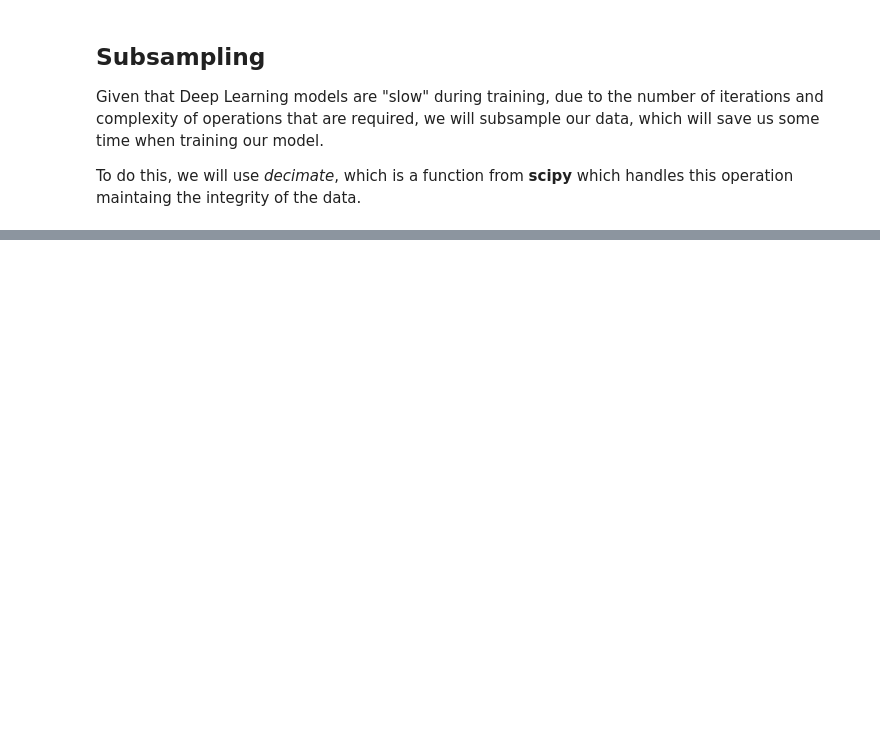
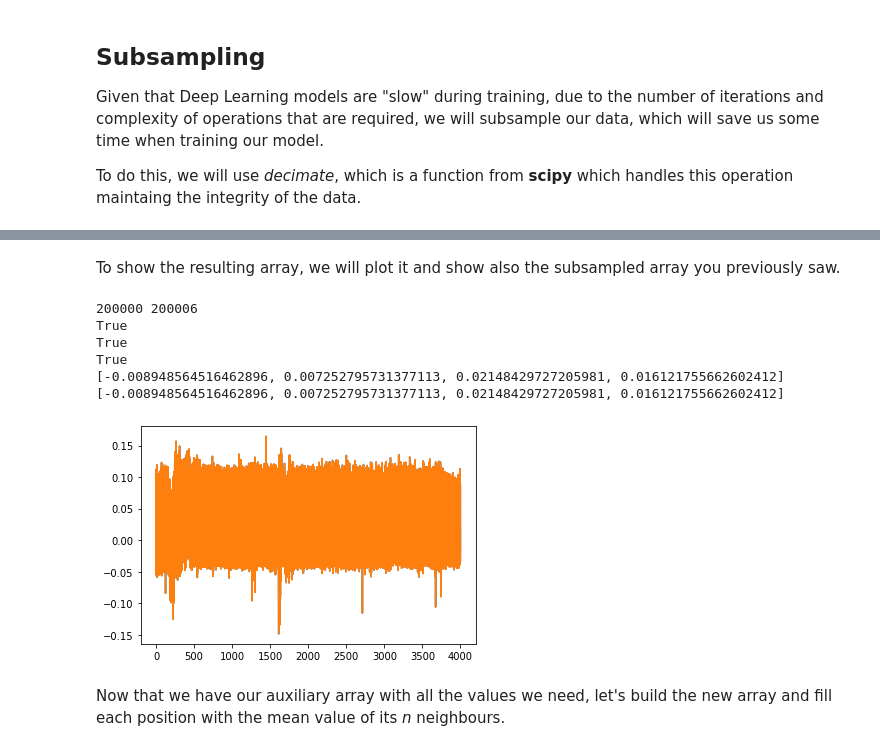
Before and after one commit to djsabelo/BiosignalsDeepLearningWorkshop, a Jupyter notebook: SignalProcessingForSynthesis.ipynb, the cells around one changed output, grey strips where cells are left out. Cells and saved outputs as stored; diff of their text form; code cells hidden in the pictures; blank space fills up the shorter version.

```diff
--- a/SignalProcessingForSynthesis.ipynb
+++ b/SignalProcessingForSynthesis.ipynb
@@ -177,8 +181,6 @@ We will use the previously defined signal and *n*=20 for the development.
 # %%
 # Define n
-n = 20
+n = 3
 
-# Make a array containing only zeros and with length = length_of_signal + 2*n
+# Make an array containing only zeros and with length = length_of_signal + 2*n
 extremes_zeros = np.zeros(len(signal) + 2*n)
-
-# To
@@ -184,0 +189,36 @@ extremes_zeros = np.zeros(len(signal) + 2*n)
+# %%
+for i in range(len(signal)):
+    if i < n:
+        # mirror the start of signal
+        extremes_zeros[i] = signal[n-i]
+        # mirror the end of signal
+        extremes_zeros[len(signal)+n+i] = signal[len(signal)-i-2]
+    # fill the remaining with the signal itself
+    extremes_zeros[i+n] = signal[i]
+# %% [markdown]
+To show the resulting array, we will plot it and show also the subsampled array you previously saw.
+# %%
+# Let's see the auxiliary signal
+mirror_time = np.arange(0, len(extremes_zeros)/(250/5), 1/(250/5))
+
+print(len(signal), len(extremes_zeros))
+print(all(extremes_zeros[n:-n] == signal))
+print(all(extremes_zeros[:n+1] == signal[:n+1][::-1]))
+print(all(extremes_zeros[-n-1:] == signal[-n-1:][::-1]))
+print([value for value in extremes_zeros[-n-1:]])
+print([value for value in signal[-n-1:][::-1]])
+
+plt.figure()
+plt.plot(mirror_time, extremes_zeros)
+plt.plot(time + n/(250/5), signal)
+plt.show()
+# %% [output]
+200000 200006
+True
+True
+True
+[-0.008948564516462896, 0.007252795731377113, 0.02148429727205981, 0.016121755662602412]
+[-0.008948564516462896, 0.007252795731377113, 0.02148429727205981, 0.016121755662602412]
+[figure, added]
+# %% [markdown]
+Now that we have our auxiliary array with all the values we need, let's build the new array and fill each position with the mean value of its *n* neighbours.
```
Also changed, not shown: parts of 25 cells of this notebook.
